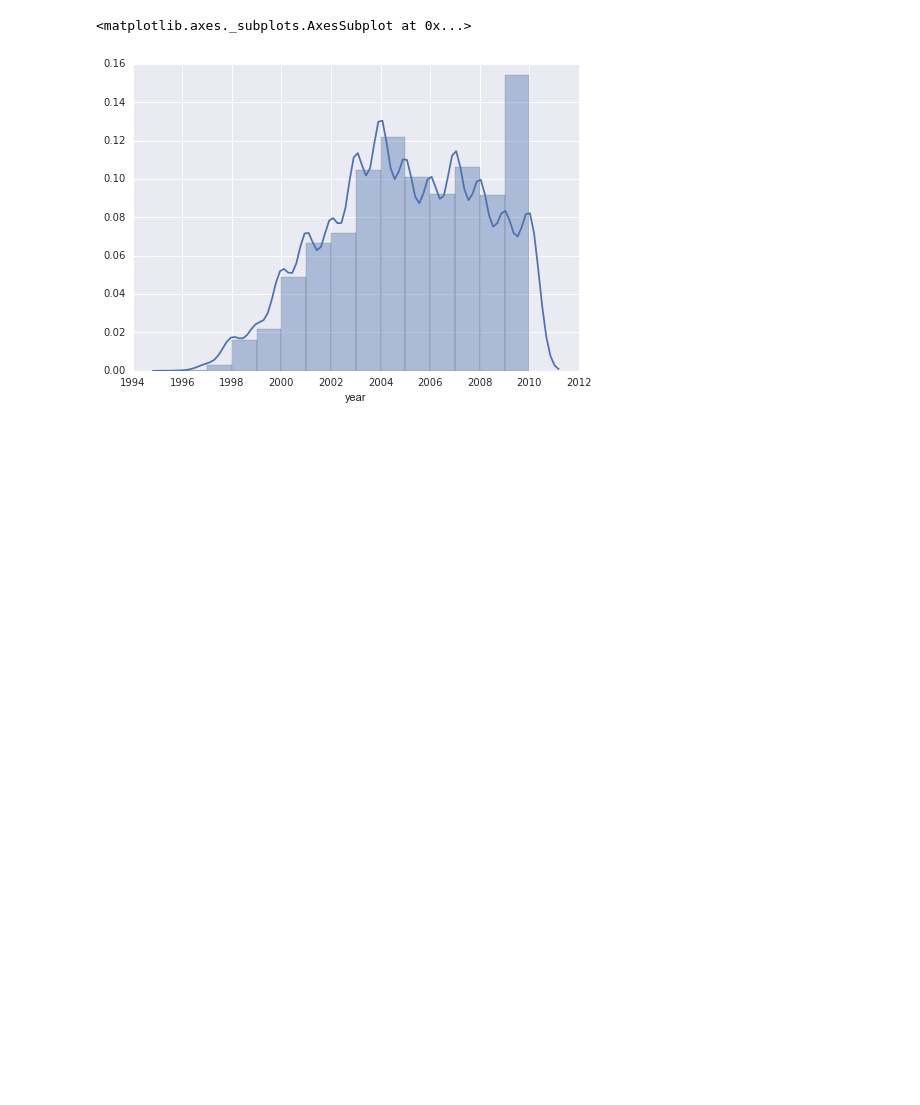
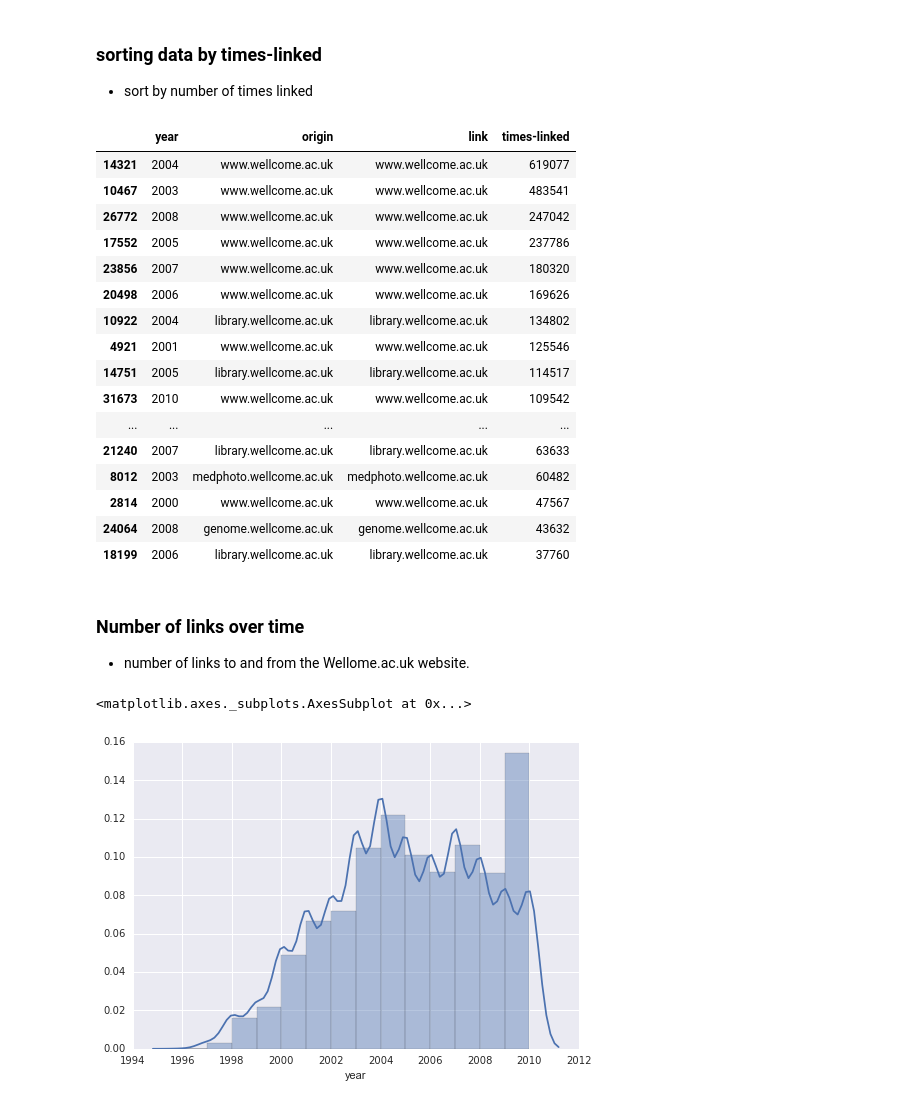
Before and after one commit to davanstrien/uk-web-archive-open-data-wellcome-project, a Jupyter notebook: Wellcome-linkage.ipynb, the cells around one changed output. Saved outputs shown, nothing was run; the diff lists cells and outputs as text; code cells hidden in the pictures; blank space fills up the shorter version.

```diff
--- a/Wellcome-linkage.ipynb
+++ b/Wellcome-linkage.ipynb
@@ -39,3 +42,31 @@ wellcome_data
+# %% [markdown]
+### sorting data by times-linked
+
+* sort by number of times linked
+# %%
+wellcome_data.sort_values(by='times-linked', ascending=0)[:20]
+# %% [output]
+|  | year | origin | link | times-linked |
+| 14321 | 2004 | www.wellcome.ac.uk | www.wellcome.ac.uk | 619077 |
+| 10467 | 2003 | www.wellcome.ac.uk | www.wellcome.ac.uk | 483541 |
+| 26772 | 2008 | www.wellcome.ac.uk | www.wellcome.ac.uk | 247042 |
+| 17552 | 2005 | www.wellcome.ac.uk | www.wellcome.ac.uk | 237786 |
+| 23856 | 2007 | www.wellcome.ac.uk | www.wellcome.ac.uk | 180320 |
+| 20498 | 2006 | www.wellcome.ac.uk | www.wellcome.ac.uk | 169626 |
+| 10922 | 2004 | library.wellcome.ac.uk | library.wellcome.ac.uk | 134802 |
+| 4921 | 2001 | www.wellcome.ac.uk | www.wellcome.ac.uk | 125546 |
+| 14751 | 2005 | library.wellcome.ac.uk | library.wellcome.ac.uk | 114517 |
+| 31673 | 2010 | www.wellcome.ac.uk | www.wellcome.ac.uk | 109542 |
+| ... | ... | ... | ... | ... |
+| 21240 | 2007 | library.wellcome.ac.uk | library.wellcome.ac.uk | 63633 |
+| 8012 | 2003 | medphoto.wellcome.ac.uk | medphoto.wellcome.ac.uk | 60482 |
+| 2814 | 2000 | www.wellcome.ac.uk | www.wellcome.ac.uk | 47567 |
+| 24064 | 2008 | genome.wellcome.ac.uk | genome.wellcome.ac.uk | 43632 |
+| 18199 | 2006 | library.wellcome.ac.uk | library.wellcome.ac.uk | 37760 |
+# %% [markdown]
+### Number of links over time
+
+* number of links to and from the Wellome.ac.uk website.
 # %%
 import seaborn
 seaborn.distplot(wellcome_data['year'], bins=14)
```
Also changed, not shown: parts of 8 cells of this notebook.
